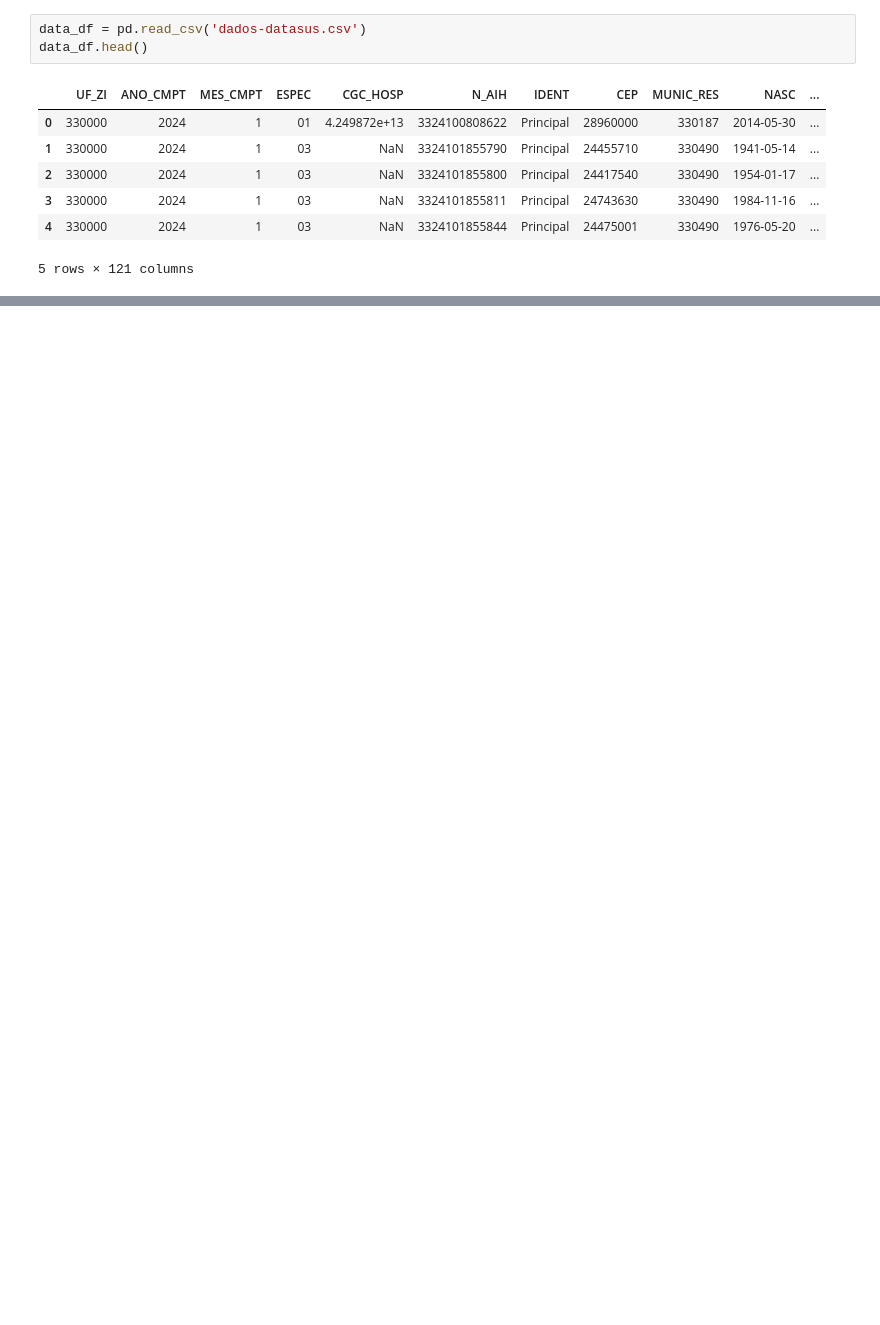
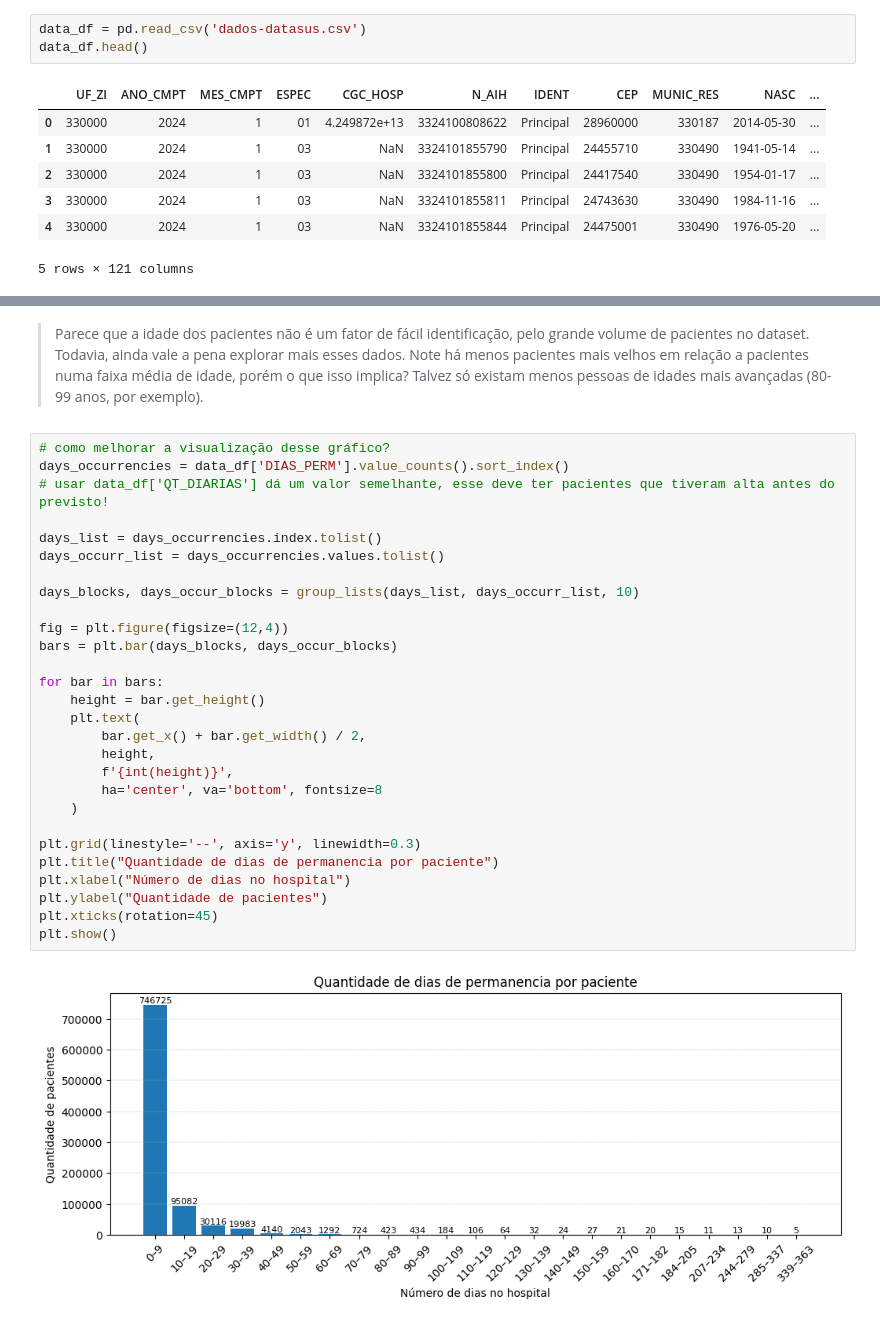
Before and after one commit to rodrigocmichelassi/health-privacy, a Jupyter notebook: health-privacy.ipynb, the cells around one changed output, grey strips where cells are left out. Drawn from its saved outputs; the diff is of its cells as text; blank space fills up the shorter version.

```diff
--- a/health-privacy.ipynb
+++ b/health-privacy.ipynb
@@ -29,0 +126,32 @@ Além dos conteúdos disponibilizados em aula sobre privacidade diferencial, que
+# %% [markdown]
+> Parece que a idade dos pacientes não é um fator de fácil identificação, pelo grande volume de pacientes no dataset. Todavia, ainda vale a pena explorar mais esses dados. Note há menos pacientes mais velhos em relação a pacientes numa faixa média de idade, porém o que isso implica? Talvez só existam menos pessoas de idades mais avançadas (80-99 anos, por exemplo).
+# %%
+# como melhorar a visualização desse gráfico?
+days_occurrencies = data_df['DIAS_PERM'].value_counts().sort_index()
+# usar data_df['QT_DIARIAS'] dá um valor semelhante, esse deve ter pacientes que tiveram alta antes do previsto!
+
+days_list = days_occurrencies.index.tolist()
+days_occurr_list = days_occurrencies.values.tolist()
+
+days_blocks, days_occur_blocks = group_lists(days_list, days_occurr_list, 10)
+
+fig = plt.figure(figsize=(12,4))
+bars = plt.bar(days_blocks, days_occur_blocks)
+
+for bar in bars:
+    height = bar.get_height()
+    plt.text(
+        bar.get_x() + bar.get_width() / 2,
+        height,
+        f'{int(height)}',
+        ha='center', va='bottom', fontsize=8
+    )
+
+plt.grid(linestyle='--', axis='y', linewidth=0.3)
+plt.title("Quantidade de dias de permanencia por paciente")
+plt.xlabel("Número de dias no hospital")
+plt.ylabel("Quantidade de pacientes")
+plt.xticks(rotation=45)
+plt.show()
+# %% [output]
+[figure, added]
```
Also changed, not shown: parts of 21 cells of this notebook.
